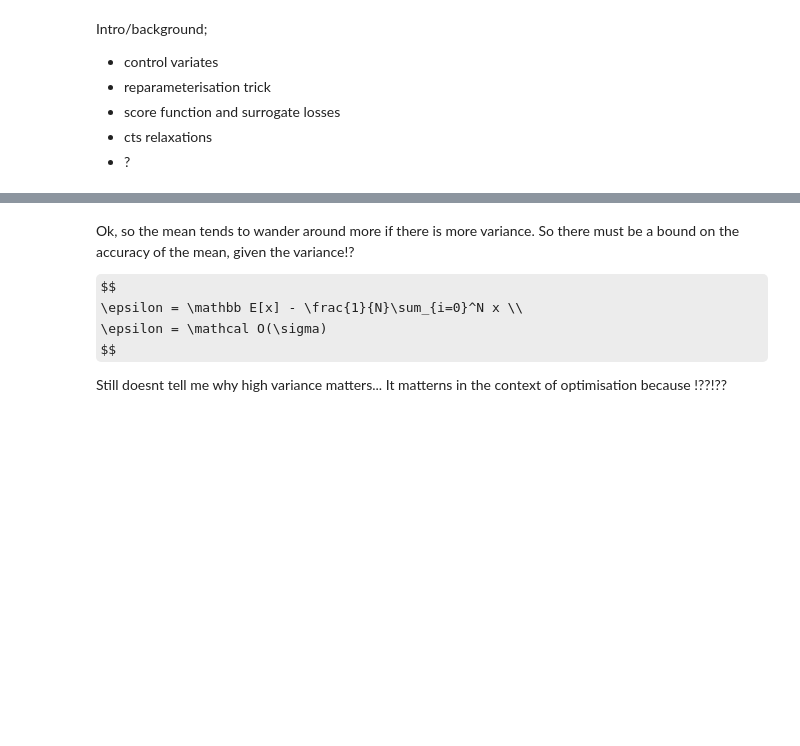
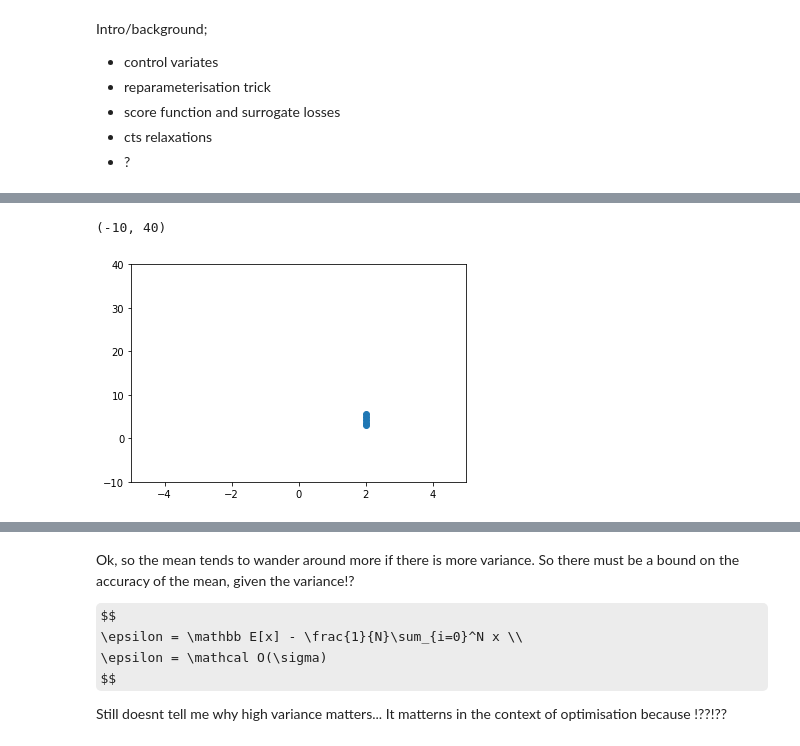
Before and after one commit to act65/datasci, a Jupyter notebook: gradient-estimation/estimation.ipynb, the cells around one changed output, grey strips where cells are left out. Cells and saved outputs as stored; diff of their text form; code cells hidden in the pictures; some formulas as TeX source; blank space fills up the shorter version.

```diff
--- a/gradient-estimation/estimation.ipynb
+++ b/gradient-estimation/estimation.ipynb
@@ -27,0 +71,16 @@ import matplotlib.pyplot as plt
+# %%
+# ok, dydp seems clear, but what if we have fewer samples
+n_samples = 5
+p_val = 2
+p = np.array([p_val]*n_samples)  # take n_samples at p=p_val
+plt.scatter(p, fn(p))
+plt.plot(p, 2*p, c='g', alpha=0.1)
+plt.xlim(-5, 5)
+plt.ylim(-10, 40)
+# what is dydp?
+
+# actually tbh, you still get a pretty decent estimate with
+# few samples. what if we turn the variance up?
+# %% [output]
+(-10, 40)
+[figure, added]
```
Also changed, not shown: parts of 28 cells of this notebook, 7 other files.
